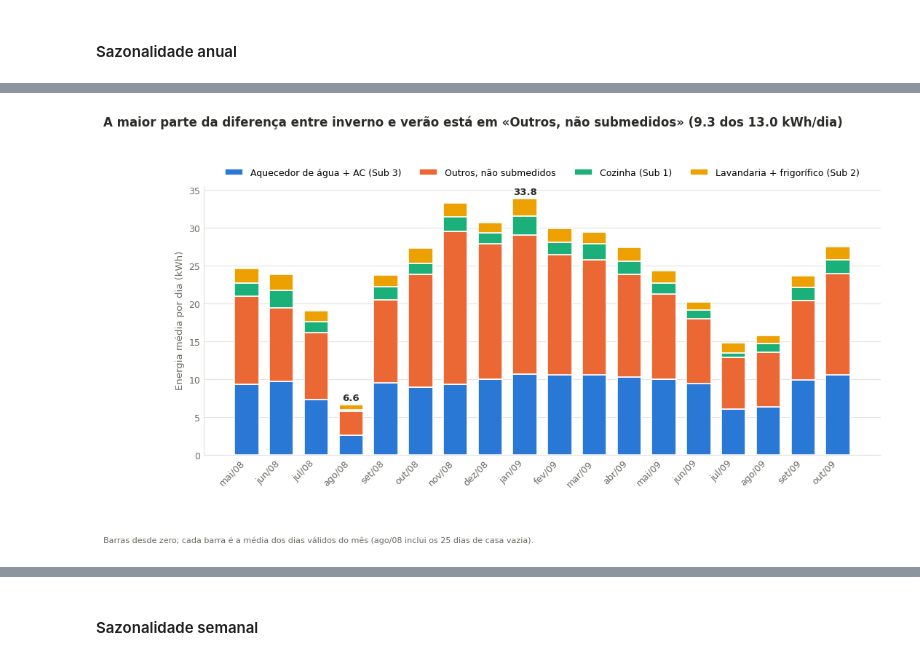
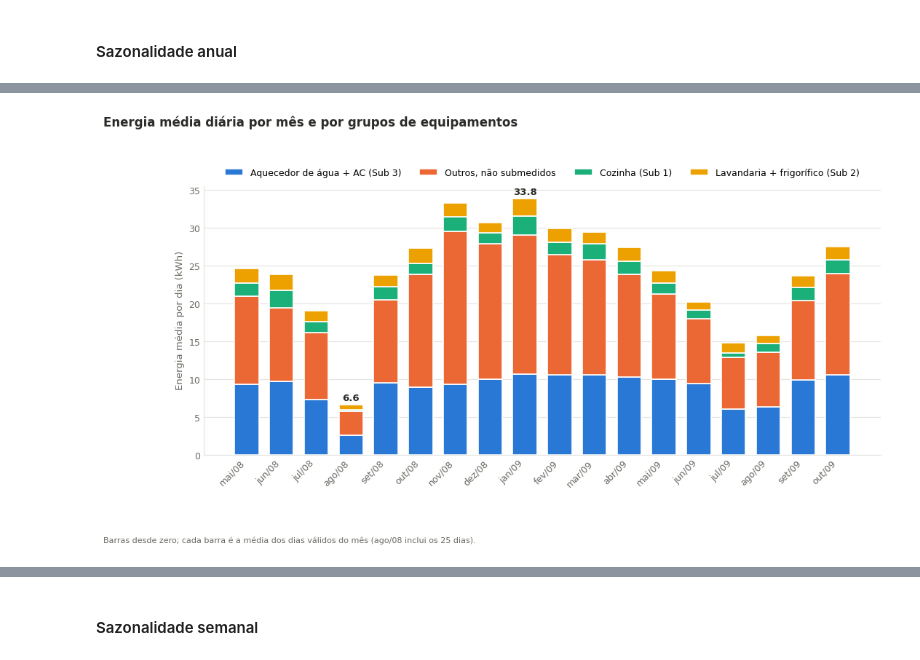
Before and after one commit to leonorrebola9/LusoEnergy_Project, a Jupyter notebook: 01_parteI_II.ipynb, the cells around one changed output, grey strips where cells are left out. Saved outputs shown, nothing was run; the diff lists cells and outputs as text; code cells hidden in the pictures.

```diff
--- a/01_parteI_II.ipynb
+++ b/01_parteI_II.ipynb
@@ -964,8 +972,7 @@ def plot_serie_diaria(diario, ini, fim, caminho_png=None):
     estilo(ax)
     ax.text(s.index[3], s.max() * 0.98, "linha clara = dia | linha azul = média móvel de 7 dias",
             fontsize=8.5, color=TINTA_2, va="top")
-    fig.suptitle(f"O consumo diário é {1 - ver / inv:.0%} menor no verão ({ver:.0f} kWh) do que no inverno ({inv:.0f} kWh); "
-                 f"25 dias de agosto de 2008 destoam", x=0.01, ha="left", fontsize=12, fontweight="bold", color=TINTA)
+    fig.suptitle(f"Consumo diário de energia (mai/2008 – out/2009)", x=0.01, ha="left", fontsize=12, fontweight="bold", color=TINTA)
     fig.text(0.01, -0.01, "Verão e inverno calculados sem o período destacado. Dias a cinzento: sem leituras (13–15 jun e 13 ago de 2009).",
              fontsize=8, color=TINTA_2)
     if caminho_png:
@@ -982,33 +990,32 @@ plt.show()
 # %%
 def plot_composicao_mensal(diario, caminho_png=None):
-    """Anual: energia média por dia em cada mês, decomposta por circuito."""
+    """Anual: energia média por dia em cada mês, decomposta por grupo de equipamentos."""
     m = diario.resample("MS").mean()
     fig, ax = plt.subplots(figsize=(12, 4.8))
     base = np.zeros(len(m))
     for c in COMP:
         ax.bar(range(len(m)), m[c], bottom=base, width=0.7, color=COR[c], edgecolor="white", lw=1.2, label=NOME[c])
         base += m[c].values
     ax.set_xticks(range(len(m)), [f"{MESES_PT[d.month - 1]}/{d:%y}" for d in m.index], rotation=45, ha="right")
     ax.set_ylabel("Energia média por dia (kWh)", fontsize=9.5, color=TINTA_2)
     estilo(ax)
     for i in [int(np.argmax(m["total"])), int(np.argmin(m["total"]))]:
         ax.annotate(f"{m['total'].iloc[i]:.1f}", (i, m["total"].iloc[i]), xytext=(0, 4), textcoords="offset points",
                     ha="center", fontsize=9.5, color=TINTA, fontweight="bold")
     ax.legend(ncol=4, frameon=False, fontsize=9, loc="lower center", bbox_to_anchor=(0.5, 1.0))
     inv = diario[diario.index.month.isin([12, 1, 2])].mean()
     ver = diario[diario.index.month.isin([6, 7, 8]) & ~((diario.index >= AUS_INI) & (diario.index <= AUS_FIM))].mean()
     maior = (inv - ver)[COMP].idxmax()
-    fig.suptitle(f"A maior parte da diferença entre inverno e verão está em «{NOME[maior]}» "
-                 f"({(inv - ver)[maior]:.1f} dos {(inv - ver)['total']:.1f} kWh/dia)", x=0.01, ha="left", y=1.08,
+    fig.suptitle(f"Energia média diária por mês e por grupos de equipamentos", x=0.01, ha="left", y=1.08,
                  fontsize=12, fontweight="bold", color=TINTA)
-    fig.text(0.01, -0.14, "Barras desde zero; cada barra é a média dos dias válidos do mês (ago/08 inclui os 25 dias de casa vazia).",
+    fig.text(0.01, -0.14, "Barras desde zero; cada barra é a média dos dias válidos do mês (ago/08 inclui os 25 dias).",
              fontsize=8, color=TINTA_2)
     if caminho_png:
         fig.savefig(caminho_png, dpi=150, bbox_inches="tight", facecolor="white")
     return fig
 
 
 fig = plot_composicao_mensal(diario, "figures/2_1_anual_composicao.png")
 plt.show()
 # %% [output]
-[figure, old version]
+[figure, new version]
```
Also changed, not shown: parts of 52 cells of this notebook, 14 other files.
